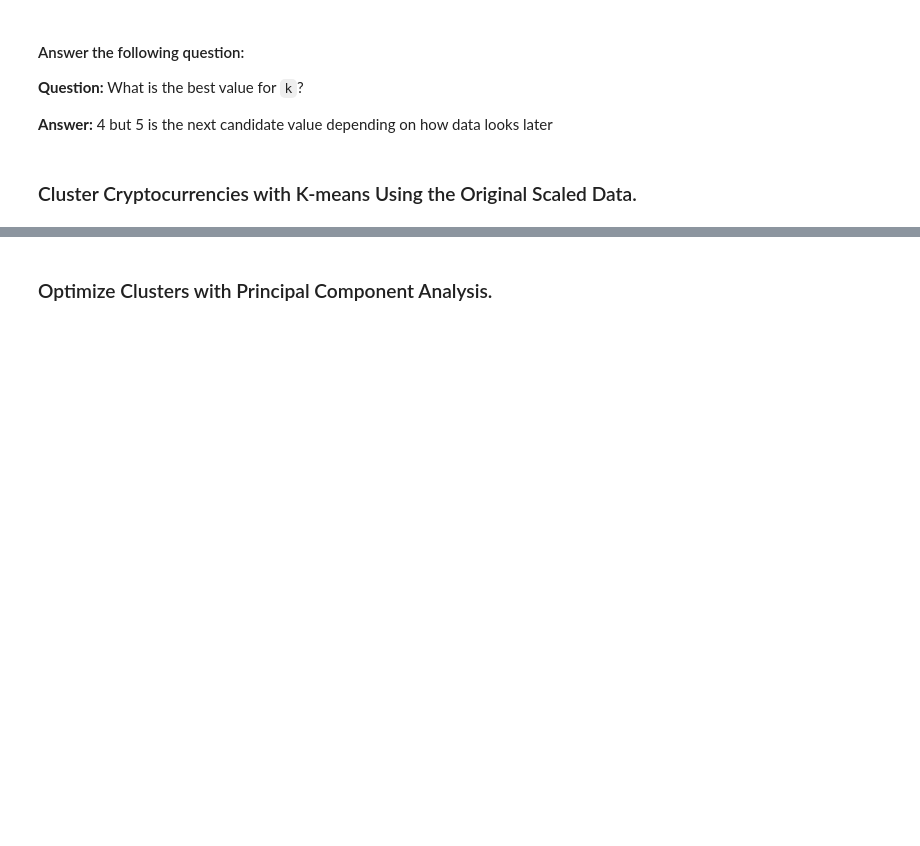
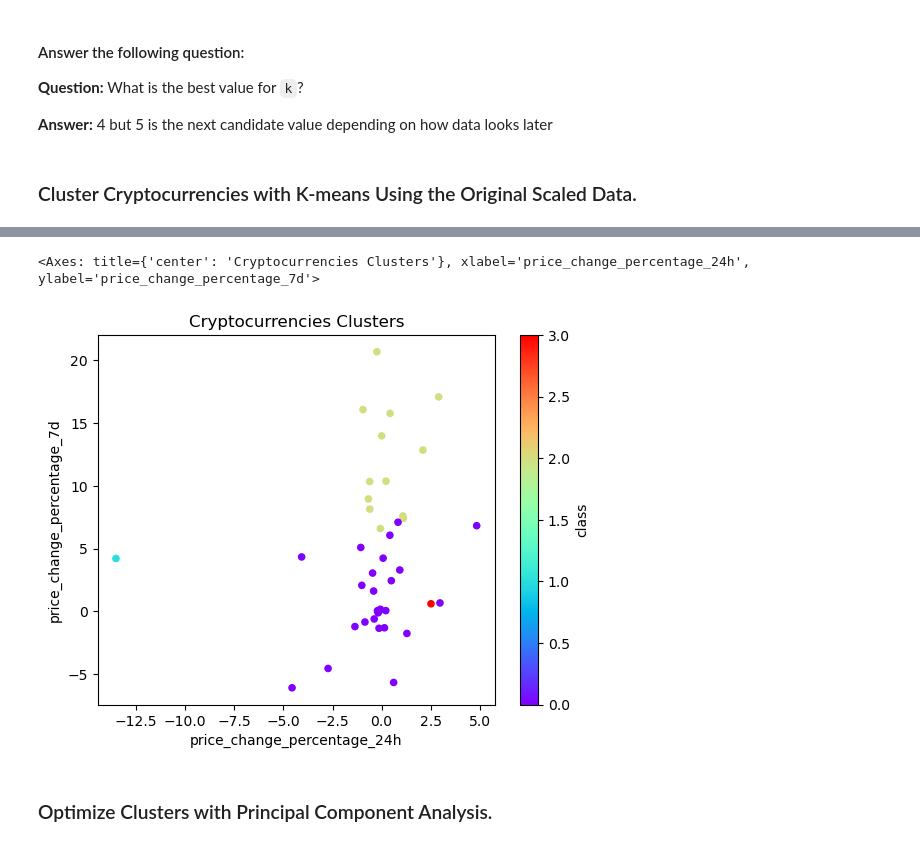
Before and after one commit to mr-cworld/cryptoclustering_osu, a Jupyter notebook: Crypto_Clustering_starter_code.ipynb, the cells around one changed output, grey strips where cells are left out. Drawn from its saved outputs; the diff is of its cells as text; code cells hidden in the pictures; blank space fills up the shorter version.

```diff
--- a/Crypto_Clustering_starter_code.ipynb
+++ b/Crypto_Clustering_starter_code.ipynb
@@ -155,10 +168,12 @@ df_elbow.plot.line(x="k", y="inertia", title="Elbow Curve", xticks=k_values)
 # %%
 # Create a copy of the DataFrame
+clustered_df = market_data_df.copy()
 # %%
 # Add a new column to the DataFrame with the predicted clusters
-
+clustered_df["class"] = model.labels_
 
 # Display sample data
+clustered_df.head(10)
 # %% [output]
 |  | price_change_percentage_24h | price_change_percentage_7d | price_change_percentage_14d | price_change_percentage_30d | ... |
 | coin_id |  |  |  |  | ... |
@@ -170,7 +190,12 @@ df_elbow.plot.line(x="k", y="inertia", title="Elbow Curve", xticks=k_values)
 # %%
 # Create a scatter plot using Pandas plot by setting
 # `x="price_change_percentage_24h"` and `y="price_change_percentage_7d"`.
 # Use "rainbow" for the color to better visualize the data.
+
+clustered_df.plot.scatter(x="price_change_percentage_24h", y="price_change_percentage_7d", c="class", colormap="rainbow", title="Cryptocurrencies Clusters")
+# %% [output]
+<Axes: title={'center': 'Cryptocurrencies Clusters'}, xlabel='price_change_percentage_24h', ylabel='price_change_percentage_7d'>
+[figure, added]
 # %% [markdown]
 ### Optimize Clusters with Principal Component Analysis.
 # %%
```
Also changed, not shown: parts of 20 cells of this notebook.
